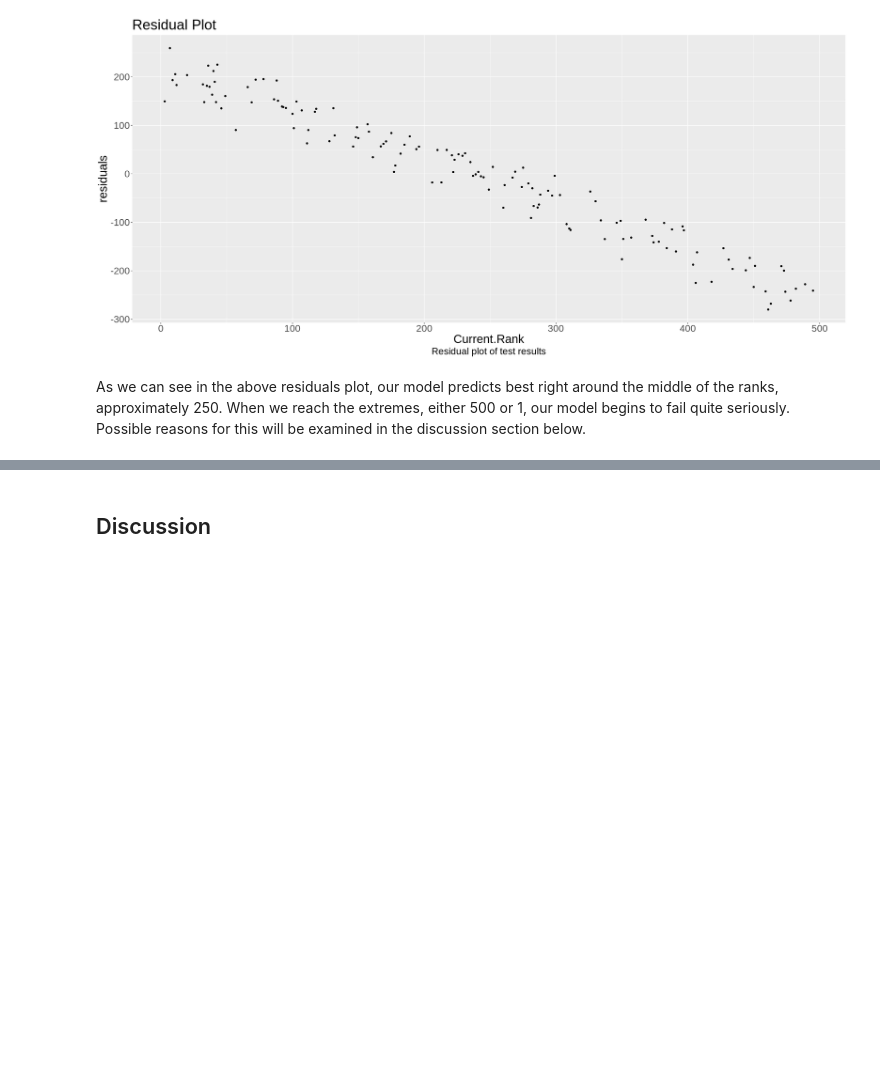
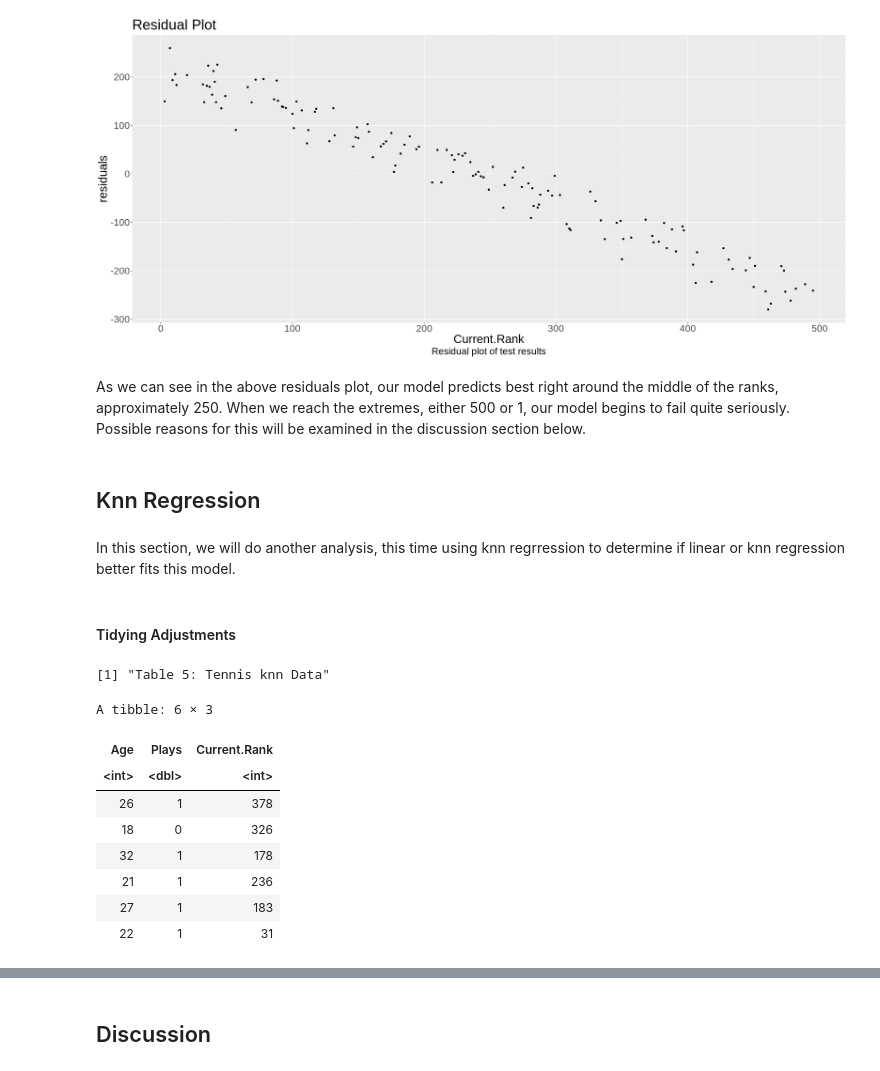
Before and after one commit to emilywang0/dsci-tennis-data-analysis, a Jupyter notebook: Proposal.ipynb, the cells around one changed output, grey strips where cells are left out. Saved outputs shown, nothing was run; the diff lists cells and outputs as text; code cells hidden in the pictures; blank space fills up the shorter version.

```diff
--- a/Proposal.ipynb
+++ b/Proposal.ipynb
@@ -302,3 +300,31 @@ Warning message:
 [figure]
 # %% [markdown]
 As we can see in the above residuals plot, our model predicts best right around the middle of the ranks, approximately 250. When we reach the extremes, either 500 or 1, our model begins to fail quite seriously. Possible reasons for this will be examined in the discussion section below.
+# %% [markdown]
+## Knn Regression
+# %% [markdown]
+In this section, we will do another analysis, this time using knn regrression to determine if linear or knn regression better fits this model.
+# %% [markdown]
+#### Tidying Adjustments
+# %%
+tennis_selected <- tennis |> #here we deselect hieght as we already know its a poor predictor
+select(-Height)
+
+tennis_knn_mutate <- tennis_selected |> #here we mutate Plays to a numerical column
+mutate(Plays = case_when(Plays == "Right-handed" ~ 1,
+                 Plays == "Left-handed" ~ 0,
+                        ))
+
+print("Table 5: Tennis knn Data")
+head(tennis_knn_mutate)
+# %% [output]
+[1] "Table 5: Tennis knn Data"
+A tibble: 6 × 3
+| Age | Plays | Current.Rank |
+| <int> | <dbl> | <int> |
+| 26 | 1 | 378 |
+| 18 | 0 | 326 |
+| 32 | 1 | 178 |
+| 21 | 1 | 236 |
+| 27 | 1 | 183 |
+| 22 | 1 | 31 |
```
Also changed, not shown: parts of 14 cells of this notebook.
